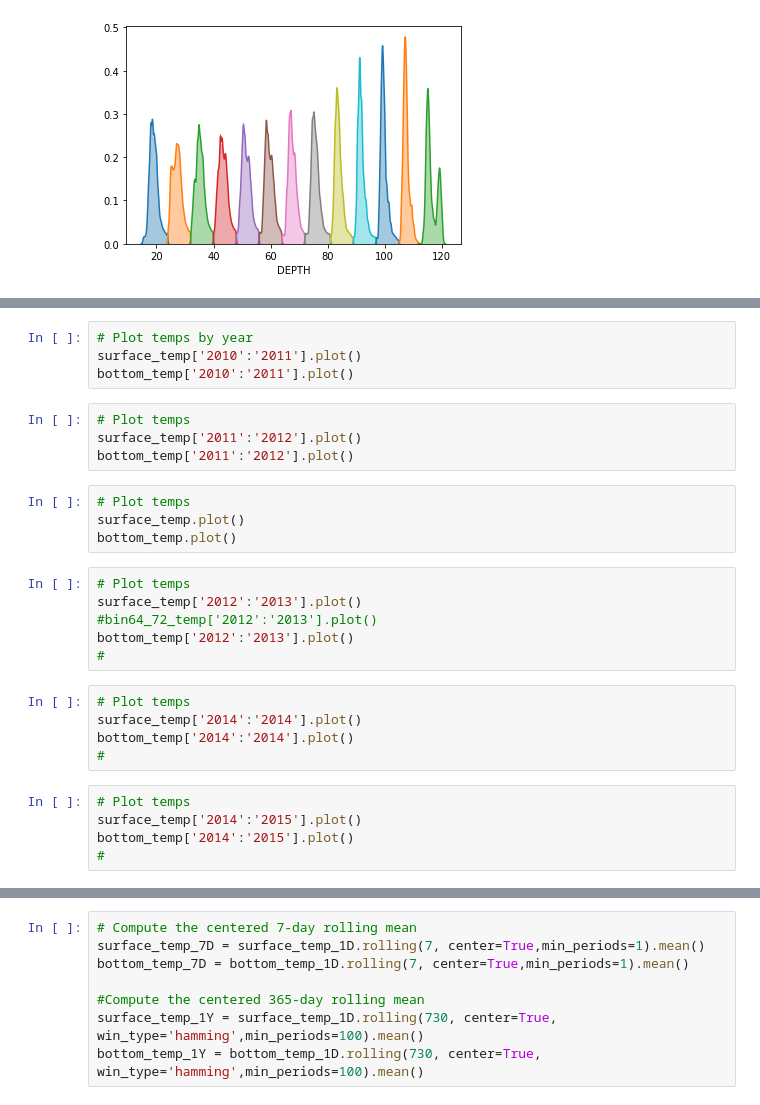
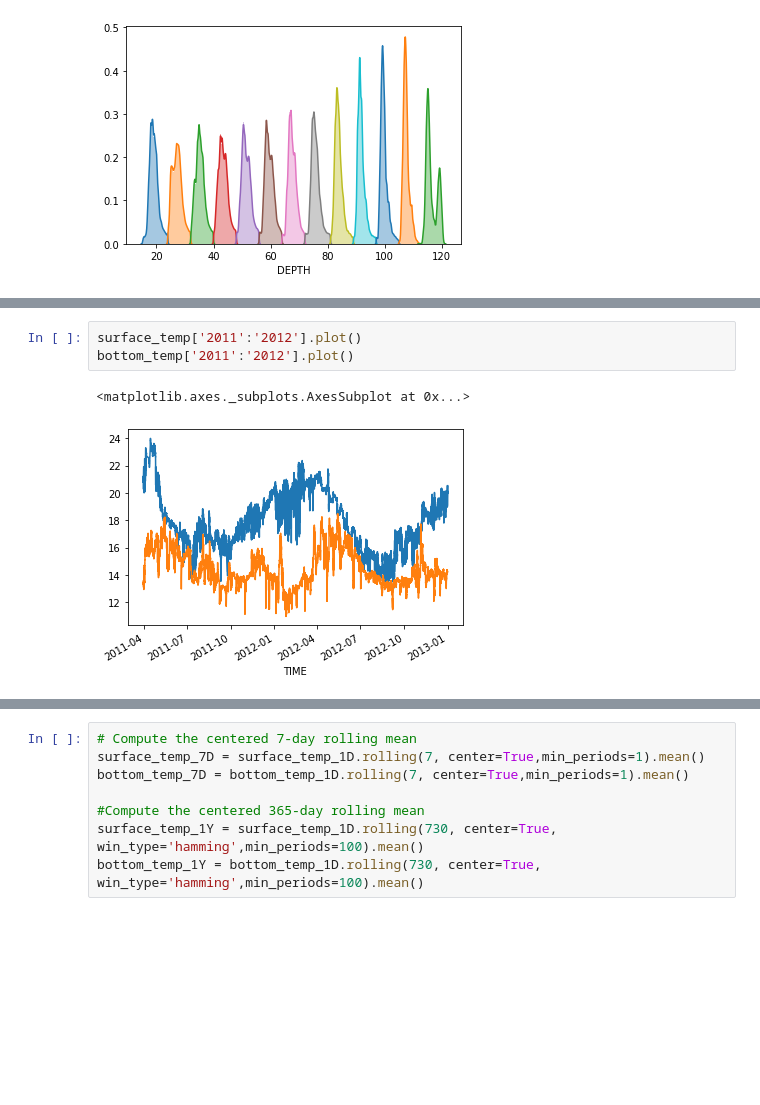
Before and after one commit to Stuartsgithub/BMP2020, a Jupyter notebook: BMP2020_aggregated_latest.ipynb, the cells around one changed output, grey strips where cells are left out. Saved outputs shown, nothing was run; the diff lists cells and outputs as text; blank space fills up the shorter version.

```diff
--- a/BMP2020_aggregated_latest.ipynb
+++ b/BMP2020_aggregated_latest.ipynb
@@ -157,28 +192,6 @@ bottom_temp.plot()
 # %%
-# Plot temps by year
-surface_temp['2010':'2011'].plot()
-bottom_temp['2010':'2011'].plot()
+surface_temp['2011':'2012'].plot()
+bottom_temp['2011':'2012'].plot()
+# %% [output]
+<matplotlib.axes._subplots.AxesSubplot at 0x...>
+[figure, added]
-# %%
-# Plot temps
-surface_temp['2011':'2012'].plot()
-bottom_temp['2011':'2012'].plot()
-# %%
-# Plot temps
-surface_temp.plot()
-bottom_temp.plot()
-# %%
-# Plot temps
-surface_temp['2012':'2013'].plot()
-#bin64_72_temp['2012':'2013'].plot()
-bottom_temp['2012':'2013'].plot()
-#
-# %%
-# Plot temps
-surface_temp['2014':'2014'].plot()
-bottom_temp['2014':'2014'].plot()
-#
-# %%
-# Plot temps
-surface_temp['2014':'2015'].plot()
-bottom_temp['2014':'2015'].plot()
-#
```
Also changed, not shown: parts of 61 cells of this notebook.
